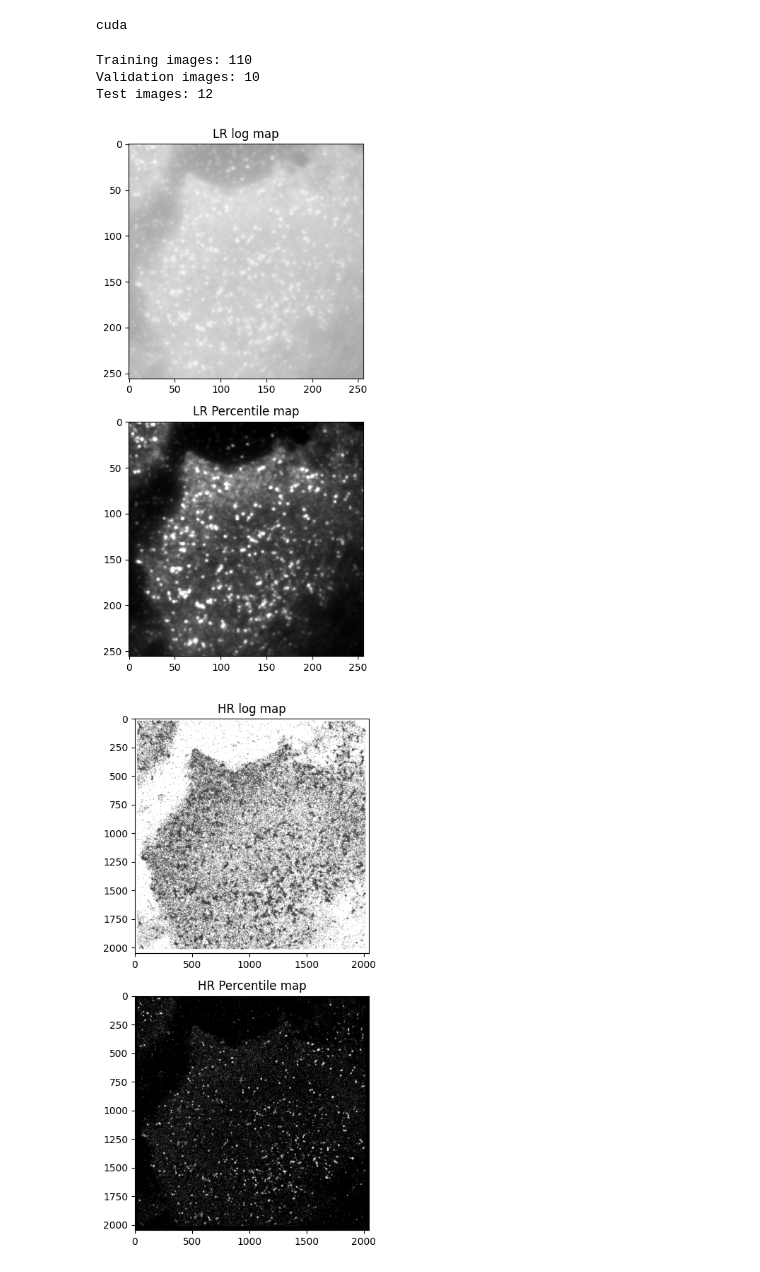
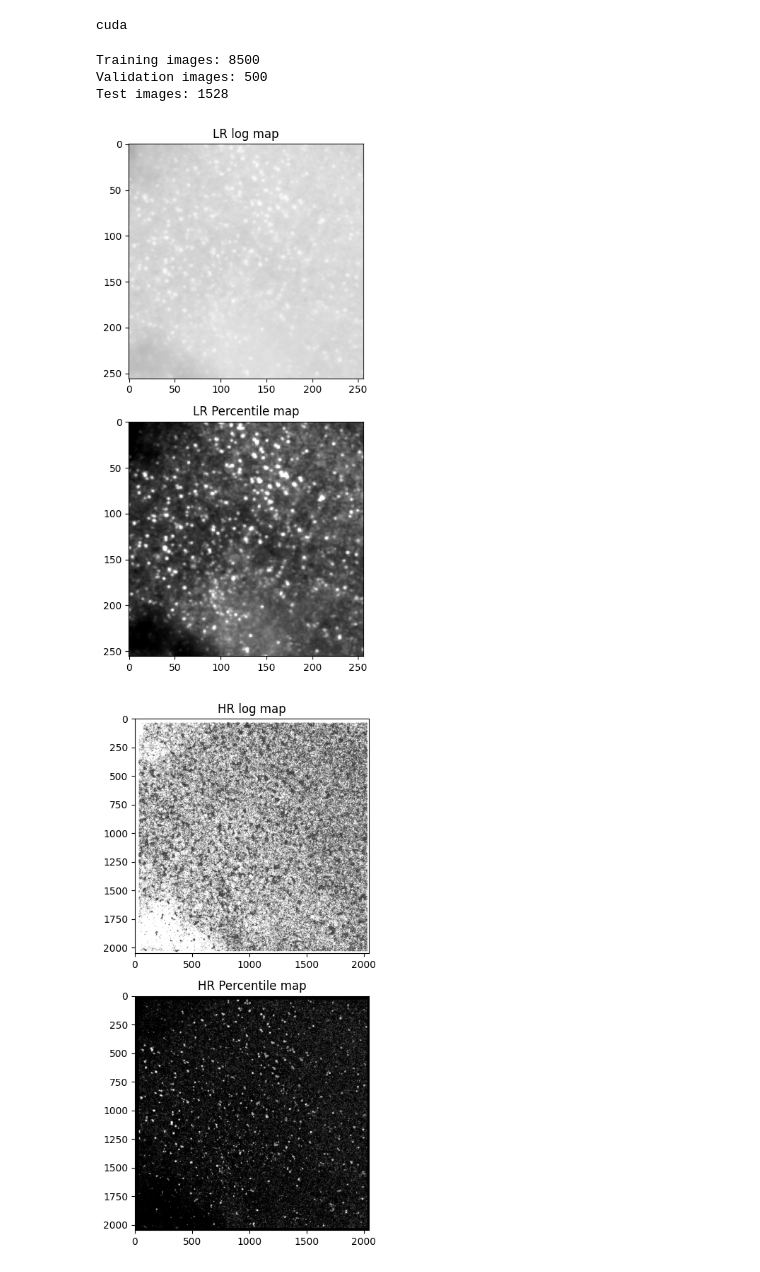
Before and after one commit to CGCCollin/Diffraction-Limited-SR, a Jupyter notebook: model.ipynb, the cells around one changed output. Cells and saved outputs as stored; diff of their text form; code cells hidden in the pictures.

```diff
--- a/model.ipynb
+++ b/model.ipynb
@@ -18,8 +18,7 @@ import torchvision
 LR_COL_NAME = "lr_name"
 HR_COL_NAME = "hr_name"
 DSET_DIR = "dset_out"
-LR_DIR = "lr_files"
-HR_DIR = "hr_files"
+IMG_DIR = "img_files"
 can_cuda = torch.cuda.is_available()
 if can_cuda:
     device = "cuda"
@@ -245,9 +243,8 @@ class DiffractionLimitedSRGAN(nn.Module):
 #Dataset prep
 #transforms do nothing. Transforms will be done in advance, not at runtime.
 class LRImgHRImgDataset(Dataset):
-    def __init__(self, lr_dir, hr_dir, img_pairs, transform=None, target_transform=None):
-        self.lr_dir = lr_dir
-        self.hr_dir = hr_dir
+    def __init__(self, img_dir, img_pairs, transform=None, target_transform=None):
+        self.img_dir = img_dir
         self.img_pairs = img_pairs
         self.transform = transform
         self.target_transform = target_transform
@@ -256,65 +253,65 @@ class LRImgHRImgDataset(Dataset):
         return len(self.img_pairs)
 
     def __getitem__(self, idx):
-        lr_path = os.path.join(self.lr_dir, f"{self.img_pairs.loc[idx,LR_COL_NAME]}.tif")
+        lr_path = os.path.join(self.img_dir, f"{self.img_pairs.loc[idx,LR_COL_NAME]}.tif")
         lr_img = torch.from_numpy(tifffile.imread(lr_path)).float()
         lr_img = torch.unsqueeze(lr_img,0)
 
-        hr_path = os.path.join(self.hr_dir, f"{self.img_pairs.loc[idx,HR_COL_NAME]}.tif")
+        hr_path = os.path.join(self.img_dir, f"{self.img_pairs.loc[idx,HR_COL_NAME]}.tif")
         hr_img = torch.from_numpy(tifffile.imread(hr_path)).float()
         hr_img = torch.unsqueeze(hr_img, 0)
         return (lr_img, hr_img)
 # %%
 BATCH = 1
+NUM_WORKERS = 2
 img_pairs = pd.read_csv(os.path.join(DSET_DIR,"img_pairs.csv"))
 a = range(0,len(img_pairs))
-train_index = random.sample(a, 110)
+train_index = random.sample(a, 8500)
 a = list(set(a) - set(train_index))
-valid_index = random.sample(a, 10)
+valid_index = random.sample(a, 500)
 test_index = list(set(a) - set(valid_index))
 
-lr = os.path.join(DSET_DIR, LR_DIR)
-hr = os.path.join(DSET_DIR, HR_DIR)
+img_dir = os.path.join(DSET_DIR, IMG_DIR)
 #train
 train_set = img_pairs.loc[train_index,:].reset_index(drop=True)
-train_set = LRImgHRImgDataset(lr, hr, train_set)
-train_ld = DataLoader(train_set, BATCH, pin_memory=can_cuda)
+train_set = LRImgHRImgDataset(img_dir, train_set)
+train_ld = DataLoader(train_set, BATCH, pin_memory=can_cuda, num_workers=NUM_WORKERS)
 #valid
 valid_set = img_pairs.loc[valid_index,:].reset_index(drop=True)
-valid_set = LRImgHRImgDataset(lr, hr, valid_set)
-valid_ld = DataLoader(valid_set, BATCH, pin_memory=can_cuda)
+valid_set = LRImgHRImgDataset(img_dir, valid_set)
+valid_ld = DataLoader(valid_set, BATCH, pin_memory=can_cuda, num_workers=NUM_WORKERS)
 #test
 test_set = img_pairs.loc[test_index,:].reset_index(drop=True)
-test_set = LRImgHRImgDataset(lr, hr, test_set)
-test_ld = DataLoader(test_set, BATCH, pin_memory=can_cuda)
+test_set = LRImgHRImgDataset(img_dir, test_set)
+test_ld = DataLoader(test_set, BATCH, pin_memory=can_cuda, num_workers=NUM_WORKERS)
 
 #sanity check
 fig, axes = plt.subplots(2,1, figsize=(6,8))
 lr_ex = test_set[0][0].to('cpu').squeeze()
 gt_ex = test_set[0][1].to('cpu').squeeze()
 axes[0].imshow(lr_ex, norm=LogNorm(1, lr_ex.max()), cmap=CMAP)
 axes[0].set_title("LR log map")
 axes[1].imshow(lr_ex, vmin=np.percentile(lr_ex,1), vmax=np.percentile(lr_ex,99), cmap=CMAP)
 axes[1].set_title("LR Percentile map")
 plt.tight_layout()
 fig, axes = plt.subplots(2,1, figsize=(6,8))
 axes[0].imshow(gt_ex,norm=LogNorm(1,gt_ex.max()), cmap=CMAP)
 axes[0].set_title("HR log map")
 axes[1].imshow(gt_ex, vmin = np.percentile(gt_ex,1), vmax=np.percentile(gt_ex,99), cmap=CMAP)
 axes[1].set_title("HR Percentile map")
 plt.tight_layout()
 
 
 plt.tight_layout()
 print(f"Training images: {len(train_set)}")
 print(f"Validation images: {len(valid_set)}")
 print(f"Test images: {len(test_set)}")
 # %% [output]
-Training images: 110
-Validation images: 10
-Test images: 12
+Training images: 8500
+Validation images: 500
+Test images: 1528
-[figure, old version]
+[figure, new version]
-[figure, old version]
+[figure, new version]
 # %%
 model = DiffractionLimitedSRGAN(1, 1, 64, 32)
 model = model.float()
```
Also changed, not shown: parts of 3 cells of this notebook, 2 other files.
